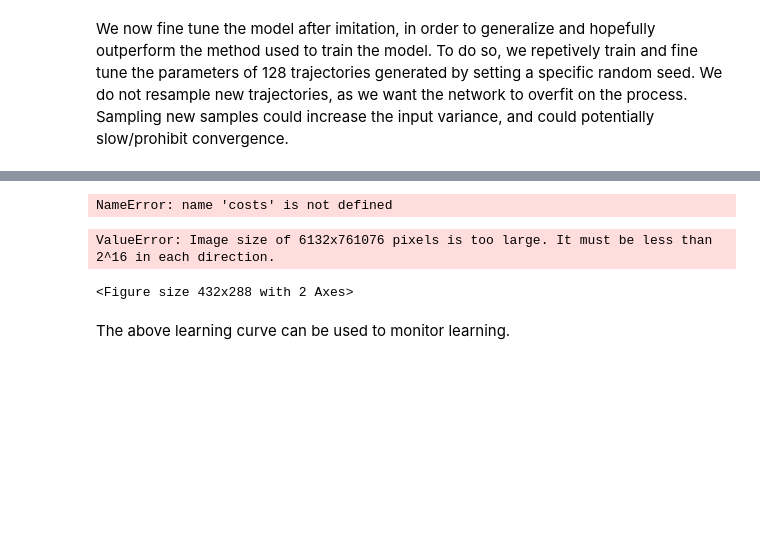
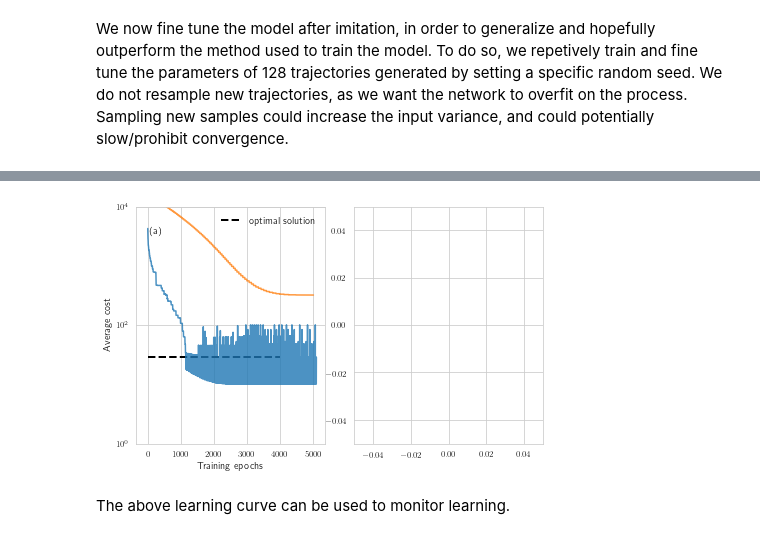
Before and after one commit to kushal-10/inventory-dynamics, a Jupyter notebook: notebooks/base_stock_learning_l=0.ipynb, the cells around one changed output, grey strips where cells are left out. Saved outputs shown, nothing was run; the diff lists cells and outputs as text; code cells hidden in the pictures; blank space fills up the shorter version.

```diff
--- a/notebooks/base_stock_learning_l=0.ipynb
+++ b/notebooks/base_stock_learning_l=0.ipynb
@@ -198,32 +193,31 @@ print()
 # %%
 from matplotlib.ticker import NullFormatter
 import matplotlib.pyplot as plt
 
-costs_B = torch.stack(all_training_costs).detach().numpy()
+costs_A = torch.stack(all_training_costs).detach().numpy()
 fig, ax = plt.subplots(ncols=2)
 ax[0].text(0.02*2000,0.35*1e4,r"(a)")
-ax[0].plot(costs,alpha=0.8)
+ax[0].plot(costs_A,alpha=0.8)
+ax[0].plot(costs_B,alpha=0.8)
 ax[0].hlines(29,0,4000,linewidths=2,colors="k",linestyles="--")
 ax[0].plot(-100,-100,linewidth=2,color="k",linestyle="--",label=r"optimal solution")
-ax[0].set_xlim(0,2000)
+#ax[0].set_xlim(0,2000)
 ax[0].set_ylim(1e0,1e4)
 ax[0].set_yscale('log')
 ax[0].set_yticks([1e0,1e2,1e4])
 ax[0].yaxis.set_minor_formatter(NullFormatter())
 ax[0].set_xlabel(r'Training epochs')
 ax[0].set_ylabel(r'Average cost')
 ax[0].legend(loc = 1, frameon=False)
 
 #ax[1].text(0.02*(36-28)+28,0.88*0.6,r"(b)")
 
 plt.tight_layout()
 plt.margins(0,0)
 plt.savefig("training_base_stock_l=0.png", dpi = 300, bbox_inches = 'tight', pad_inches = 0.05)
 plt.show()
 # %% [output]
-NameError: name 'costs' is not defined
-ValueError: Image size of 6132x761076 pixels is too large. It must be less than 2^16 in each direction.
-<Figure size 432x288 with 2 Axes>
+[figure, added]
 # %% [markdown]
 The above learning curve can be used to monitor learning.
 # %% [markdown]
```
Also changed, not shown: parts of 12 cells of this notebook, 13 other files.
